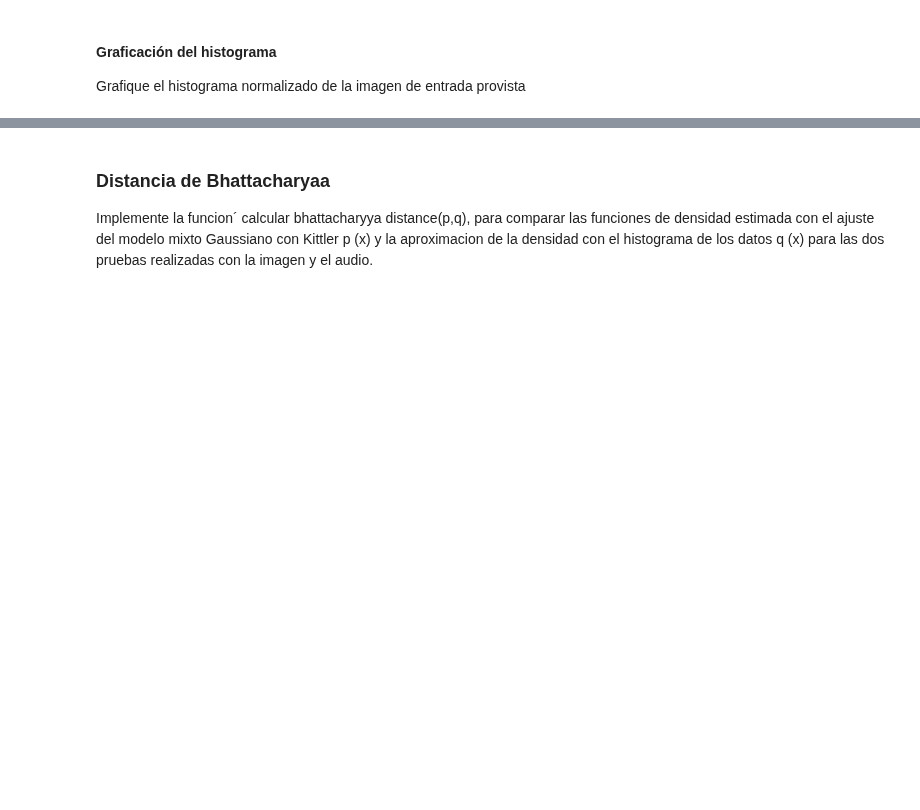
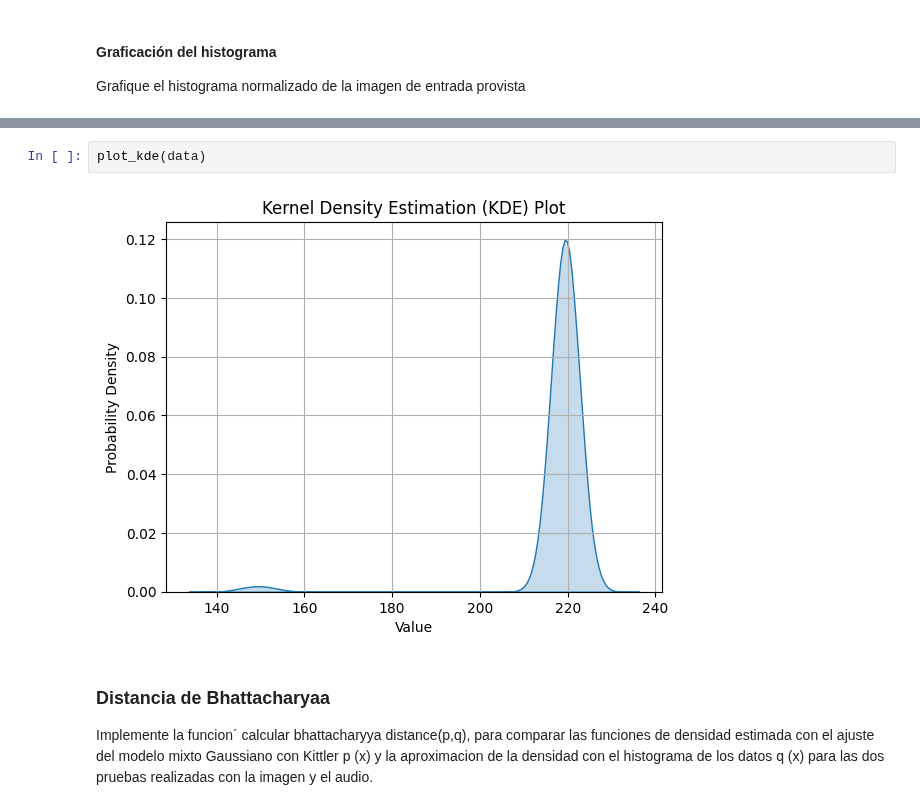
Before and after one commit to mantofer02/DataScienceBootcamp, a Jupyter notebook: FUNDATEC/Estadistica/New/Tareas/TP0.ipynb, the cells around one changed output, grey strips where cells are left out. Drawn from its saved outputs; the diff is of its cells as text; blank space fills up the shorter version.

```diff
--- a/FUNDATEC/Estadistica/New/Tareas/TP0.ipynb
+++ b/FUNDATEC/Estadistica/New/Tareas/TP0.ipynb
@@ -104,3 +102,7 @@ plt.show()
+# %%
+plot_kde(data)
+# %% [output]
+[figure, added]
 # %% [markdown]
 ### Distancia de Bhattacharyaa
 
```
Also changed, not shown: parts of 9 cells of this notebook, 1 other file.
